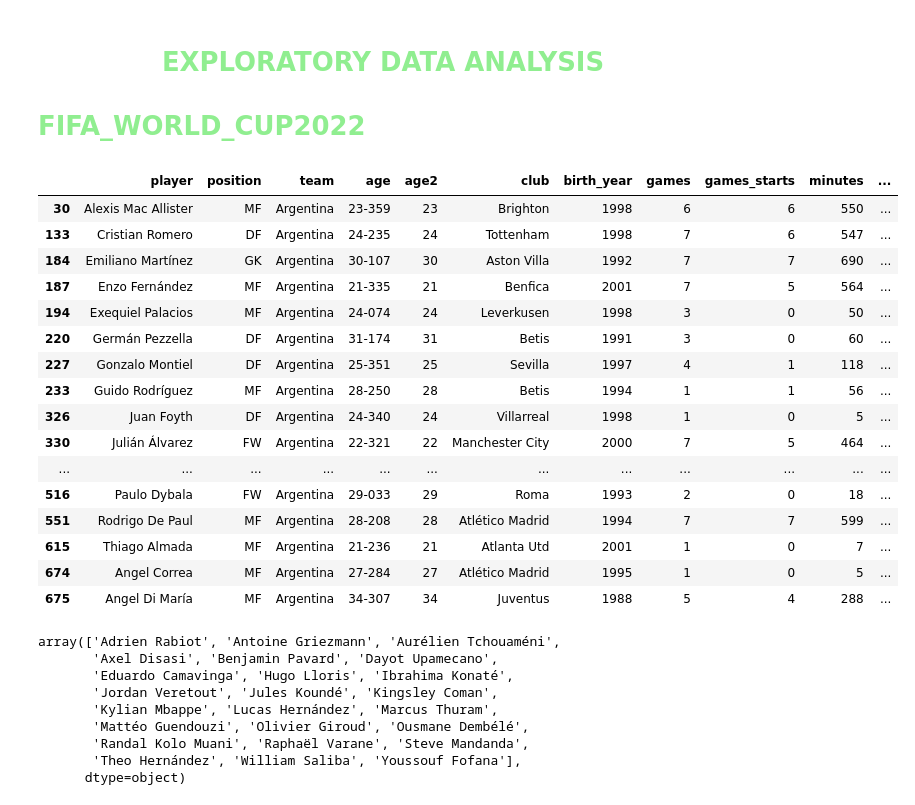
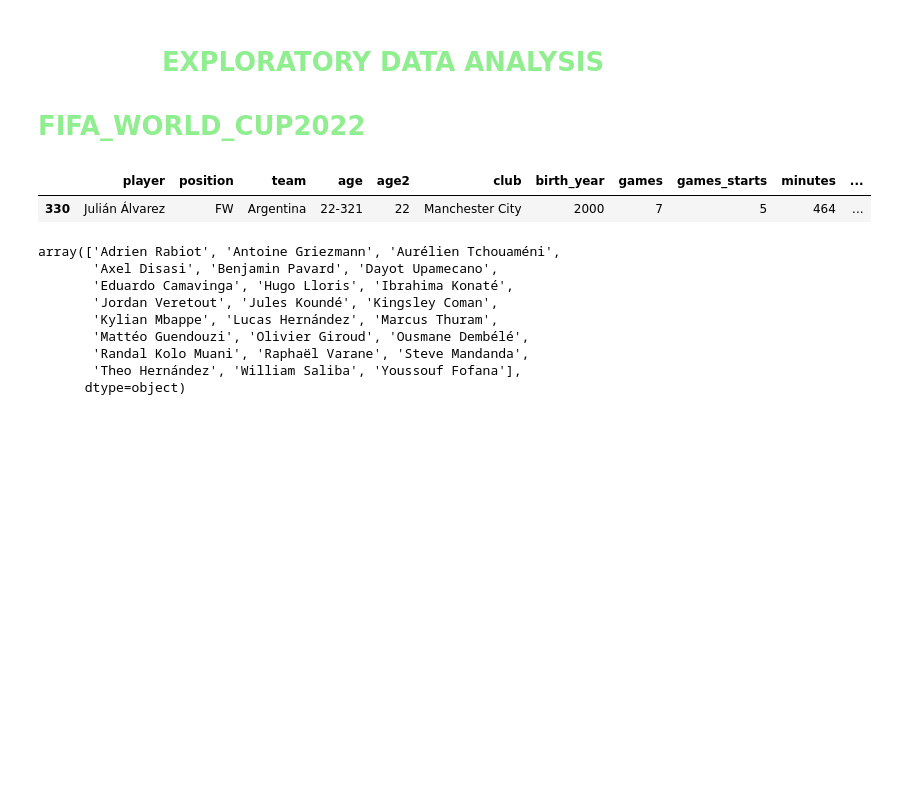
Before and after one commit to lromeror/Group_Slytheryn, a Jupyter notebook: DASHBOARD/assets/datas/FIFA_WORLD_CUP2022.ipynb, the cells around one changed output. Saved outputs shown, nothing was run; the diff lists cells and outputs as text; code cells hidden in the pictures; blank space fills up the shorter version.

Commit message:
New table

```diff
--- a/DASHBOARD/assets/datas/FIFA_WORLD_CUP2022.ipynb
+++ b/DASHBOARD/assets/datas/FIFA_WORLD_CUP2022.ipynb
@@ -16,26 +16,11 @@ pd.set_option('display.max_columns', 100)
 # %%
 players_fifa_wc2022= pd.read_excel('../datas/Players.xlsx',sheet_name='player_stats')
 players_fifa_wc2022.replace('Angel Di Mar�a','Angel Di María',inplace=True)
 players_fifa_wc2022.replace('A�ssa La�douni','Aissa Laidouni',inplace=True)
-players_fifa_wc2022[players_fifa_wc2022.team=='Argentina']
+players_fifa_wc2022.query(" team =='Argentina' & age2<25 & goals >1")
 # %% [output]
 |  | player | position | team | age | age2 | club | birth_year | games | games_starts | minutes | ... |
-| 30 | Alexis Mac Allister | MF | Argentina | 23-359 | 23 | Brighton | 1998 | 6 | 6 | 550 | ... |
-| 133 | Cristian Romero | DF | Argentina | 24-235 | 24 | Tottenham | 1998 | 7 | 6 | 547 | ... |
-| 184 | Emiliano Martínez | GK | Argentina | 30-107 | 30 | Aston Villa | 1992 | 7 | 7 | 690 | ... |
-| 187 | Enzo Fernández | MF | Argentina | 21-335 | 21 | Benfica | 2001 | 7 | 5 | 564 | ... |
-| 194 | Exequiel Palacios | MF | Argentina | 24-074 | 24 | Leverkusen | 1998 | 3 | 0 | 50 | ... |
-| 220 | Germán Pezzella | DF | Argentina | 31-174 | 31 | Betis | 1991 | 3 | 0 | 60 | ... |
-| 227 | Gonzalo Montiel | DF | Argentina | 25-351 | 25 | Sevilla | 1997 | 4 | 1 | 118 | ... |
-| 233 | Guido Rodríguez | MF | Argentina | 28-250 | 28 | Betis | 1994 | 1 | 1 | 56 | ... |
-| 326 | Juan Foyth | DF | Argentina | 24-340 | 24 | Villarreal | 1998 | 1 | 0 | 5 | ... |
 | 330 | Julián Álvarez | FW | Argentina | 22-321 | 22 | Manchester City | 2000 | 7 | 5 | 464 | ... |
-| ... | ... | ... | ... | ... | ... | ... | ... | ... | ... | ... | ... |
-| 516 | Paulo Dybala | FW | Argentina | 29-033 | 29 | Roma | 1993 | 2 | 0 | 18 | ... |
-| 551 | Rodrigo De Paul | MF | Argentina | 28-208 | 28 | Atlético Madrid | 1994 | 7 | 7 | 599 | ... |
-| 615 | Thiago Almada | MF | Argentina | 21-236 | 21 | Atlanta Utd | 2001 | 1 | 0 | 7 | ... |
-| 674 | Angel Correa | MF | Argentina | 27-284 | 27 | Atlético Madrid | 1995 | 1 | 0 | 5 | ... |
-| 675 | Angel Di María | MF | Argentina | 34-307 | 34 | Juventus | 1988 | 5 | 4 | 288 | ... |
 # %%
 players_fifa_wc2022[players_fifa_wc2022.team=='France']['player'].unique()
 # %% [output]
```
Also changed, not shown: parts of 5 cells of this notebook.
